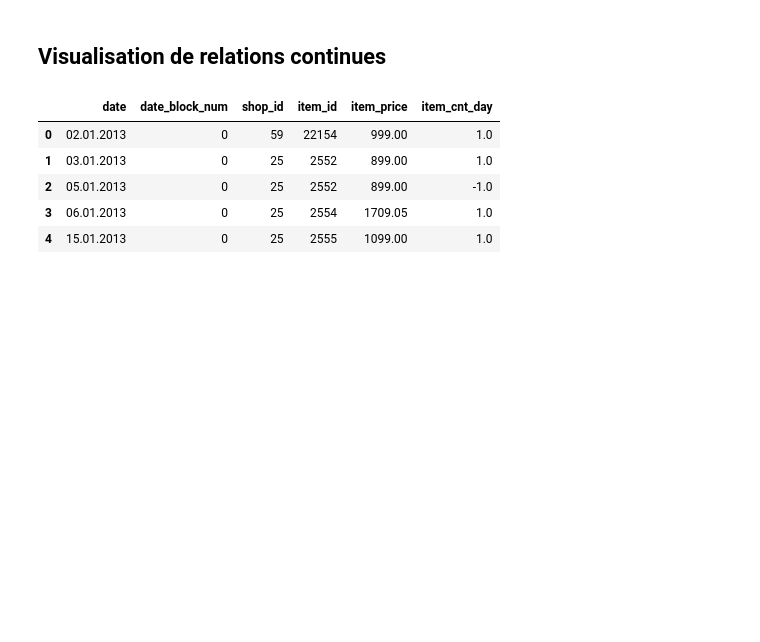
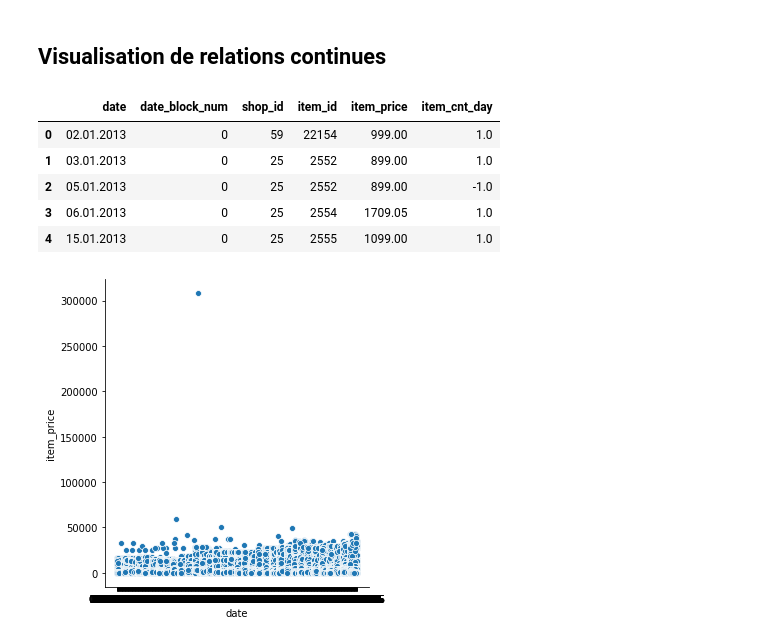
Before and after one commit to Aliam95/JAVA-IOT_BigDataHadoop, a Jupyter notebook: Dataviz/Dataviz_Exo.ipynb, the cells around one changed output. Drawn from its saved outputs; the diff is of its cells as text; code cells hidden in the pictures; blank space fills up the shorter version.

```diff
--- a/Dataviz/Dataviz_Exo.ipynb
+++ b/Dataviz/Dataviz_Exo.ipynb
@@ -100,4 +100,6 @@ sales.head()
 | 3 | 06.01.2013 | 0 | 25 | 2554 | 1709.05 | 1.0 |
 | 4 | 15.01.2013 | 0 | 25 | 2555 | 1099.00 | 1.0 |
 # %%
-#n1 = sns.relplot(x=sales, y=sales.item_price, data=sales)
+n1 = sns.relplot(x='date', y='item_price', data=sales)
+# %% [output]
+[figure, added]
```
Also changed, not shown: parts of 8 cells of this notebook.
